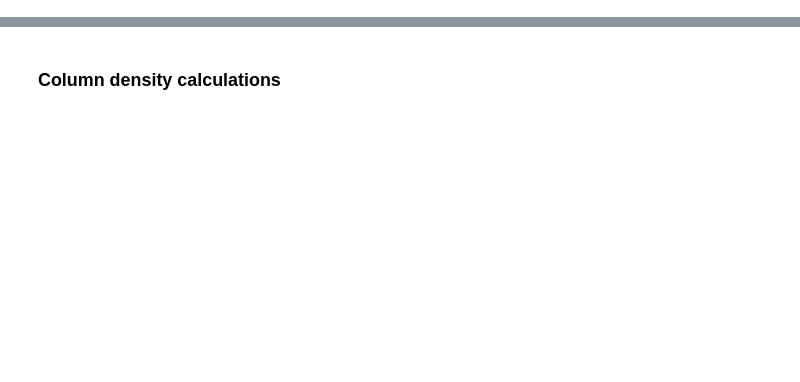
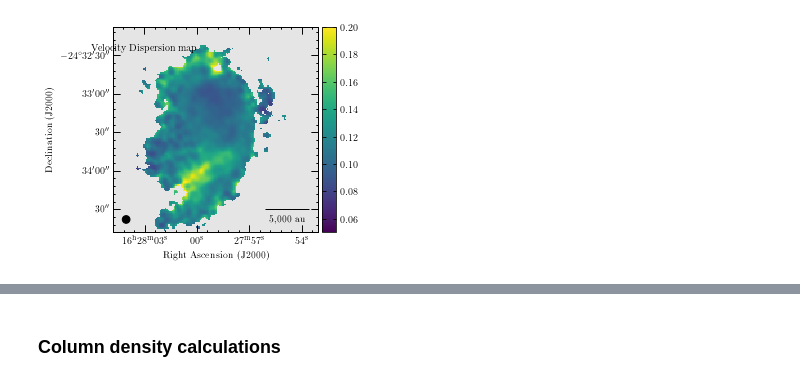
Before and after one commit to jpinedaf/H-MM1_NH3, a Jupyter notebook: H-MM1_compare_NH2D_NH3.ipynb, the cells around one changed output, grey strips where cells are left out. Drawn from its saved outputs; the diff is of its cells as text; code cells hidden in the pictures; blank space fills up the shorter version.

```diff
--- a/H-MM1_compare_NH2D_NH3.ipynb
+++ b/H-MM1_compare_NH2D_NH3.ipynb
@@ -327,0 +202,8 @@ plt.show()
+# %%
+fig = aplpy.FITSFigure(file_NH3_dv, figsize=(4,4))
+fig.show_colorscale(vmin=0.05, vmax=0.2)
+plot_setup_vla(fig, do_zoom=True)
+fig.add_colorbar()
+fig.add_label(0.15, 0.9, 'Velocity Dispersion map', relative=True)
+# %% [output]
+[figure, added]
```
Also changed, not shown: parts of 138 cells of this notebook, 4 other files.
